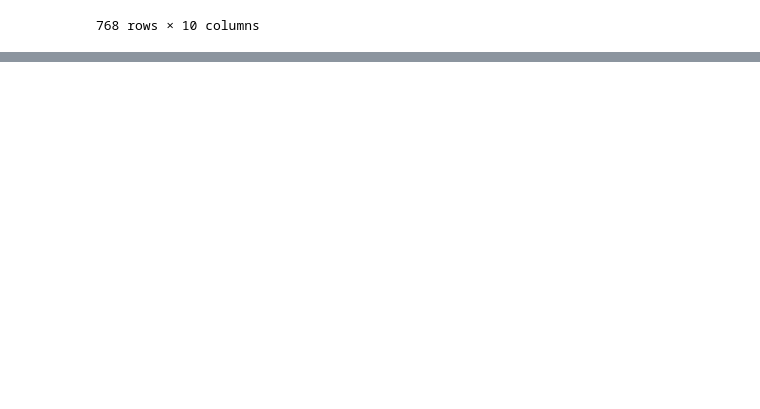
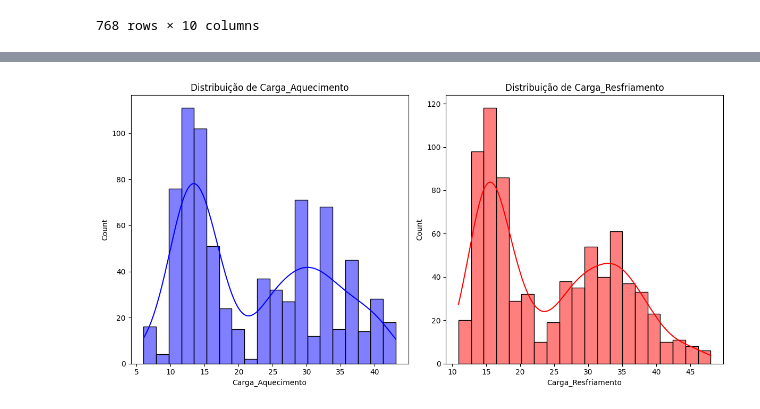
Before and after one commit to EmmanuelMNeto/Project_ia_a3, a Jupyter notebook: Project IA/ia.ipynb, the cells around one changed output, grey strips where cells are left out. Saved outputs shown, nothing was run; the diff lists cells and outputs as text; code cells hidden in the pictures; blank space fills up the shorter version.

```diff
--- a/Project IA/ia.ipynb
+++ b/Project IA/ia.ipynb
@@ -40,0 +98,18 @@ print(r2)
+# %%
+# Distribuição das variáveis dependentes (Carga_Aquecimento e Carga_Resfriamento)
+plt.figure(figsize=(12, 6))
+
+# Subplot para Carga_Aquecimento
+plt.subplot(1, 2, 1)
+sns.histplot(dados['Carga_Aquecimento'], bins=20, kde=True, color='blue')
+plt.title('Distribuição de Carga_Aquecimento')
+
+# Subplot para Carga_Resfriamento
+plt.subplot(1, 2, 2)
+sns.histplot(dados['Carga_Resfriamento'], bins=20, kde=True, color='red')
+plt.title('Distribuição de Carga_Resfriamento')
+
+plt.tight_layout()
+plt.show()
+# %% [output]
+[figure, added]
```
Also changed, not shown: parts of 9 cells of this notebook.
